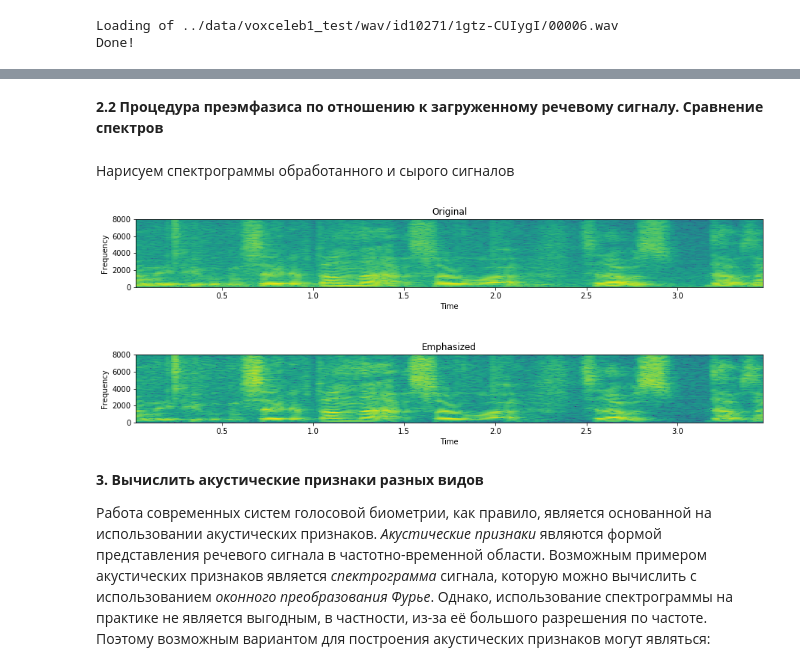
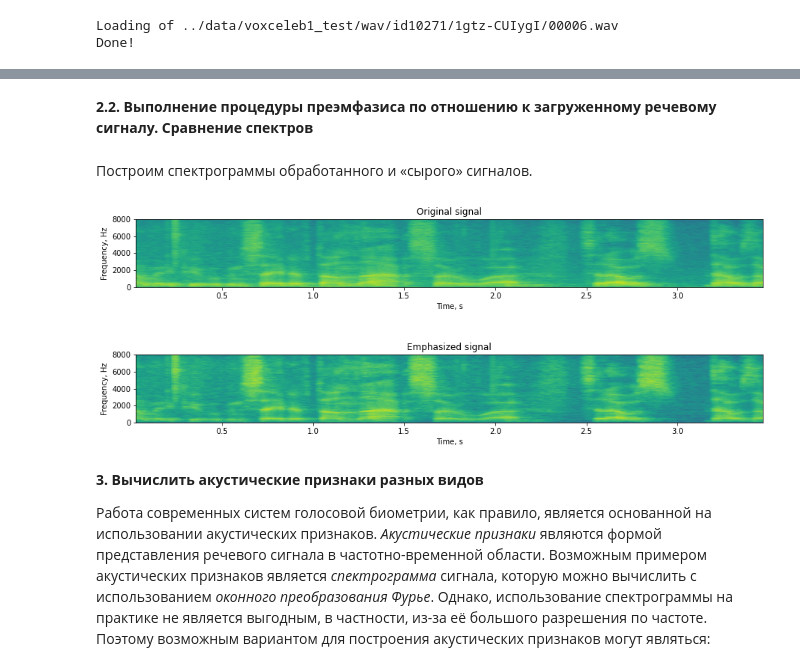
Before and after one commit to va-volokhov/itmo_speaker_recognition_course, a Jupyter notebook: lab1/lab1.ipynb, the cells around one changed output, grey strips where cells are left out. Cells and saved outputs as stored; diff of their text form; code cells hidden in the pictures.

```diff
--- a/lab1/lab1.ipynb
+++ b/lab1/lab1.ipynb
@@ -137,28 +135,27 @@ plt.show()
 # %% [markdown]
-**2.2 Процедура преэмфазиса по отношению к загруженному речевому сигналу. Сравнение спектров**
+**2.2. Выполнение процедуры преэмфазиса по отношению к загруженному речевому сигналу. Сравнение спектров**
 # %%
 emphasized_signal = preemphasis(signal)
 # %% [markdown]
-Нарисуем спектрограммы обработанного и сырого сигналов
+Построим спектрограммы обработанного и «сырого» сигналов.
 # %%
-plt.figure(figsize=(15,5))
+plt.figure(figsize=(15, 5))
 plot_a = plt.subplot(211)
 plt.subplots_adjust(wspace=0, hspace=1)
 
 plot_a.specgram(signal, NFFT=1024, Fs=sample_rate, noverlap=900)
-plot_a.set_xlabel('Time')
-plot_a.set_ylabel('Frequency')
-plot_a.title.set_text('Original')
+plot_a.set_xlabel('Time, s')
+plot_a.set_ylabel('Frequency, Hz')
+plot_a.title.set_text('Original signal')
 
 plot_b = plt.subplot(212)
 plot_b.specgram(emphasized_signal, NFFT=1024, Fs=sample_rate, noverlap=900)
-plot_b.set_xlabel('Time')
-plot_b.set_ylabel('Frequency')
-plot_b.title.set_text('Emphasized')
-
+plot_b.set_xlabel('Time, s')
+plot_b.set_ylabel('Frequency, Hz')
+plot_b.title.set_text('Emphasized signal')
 plt.show()
 # %% [output]
-[figure, old version]
+[figure, new version]
 # %% [markdown]
 **3. Вычислить акустические признаки разных видов**
 
```
Also changed, not shown: parts of 24 cells of this notebook, 7 other files.
